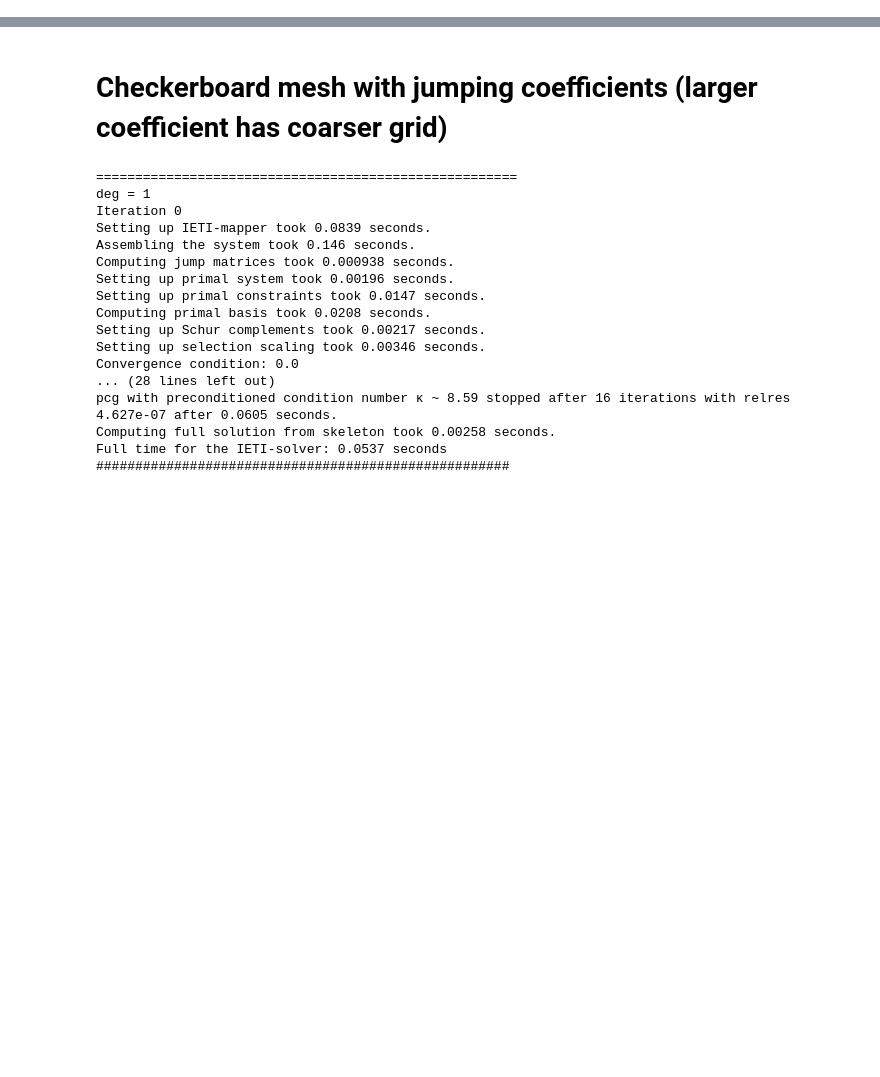
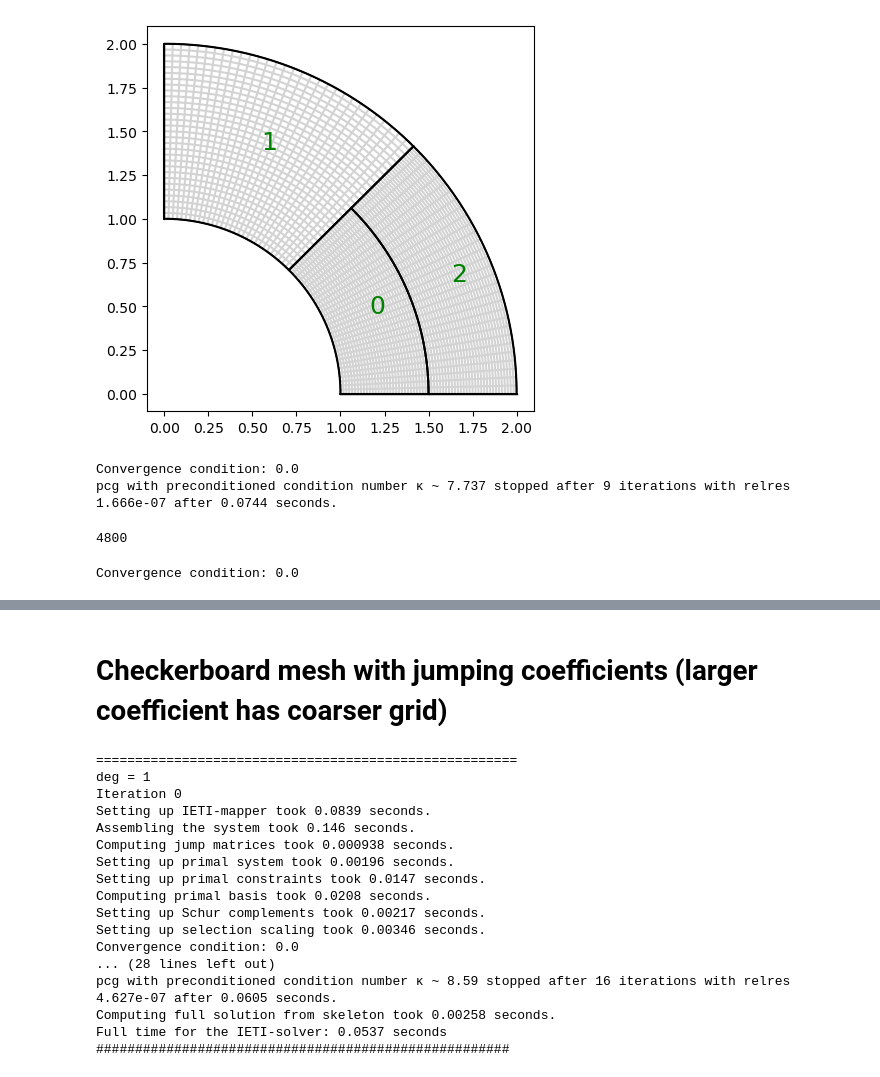
Before and after one commit to Stefan714/pyiga, a Jupyter notebook: notebooks/IETI.ipynb, the cells around one changed output, grey strips where cells are left out. Cells and saved outputs as stored; diff of their text form; code cells hidden in the pictures; blank space fills up the shorter version.

```diff
--- a/notebooks/IETI.ipynb
+++ b/notebooks/IETI.ipynb
@@ -597,0 +645,8 @@ def EdgePreconditionerOP(IMap, A, B, C):
+# %%
+deg, N = 10,30
+kvs = 2*(bspline.make_knots(deg,0,1,N),)
+M = topology.PatchMesh([(kvs,geometry.quarter_annulus())])
+M.h_refine({0:0});
+M.h_refine({0:1});
+
+MP = assemble.Multipatch(M, automatch=False)
@@ -597,0 +662,4 @@ def EdgePreconditionerOP(IMap, A, B, C):
+# %%
+M.plotmesh(knots=True, patch_idx=True)
+# %% [output]
+[figure, added]
@@ -597,0 +685,17 @@ def EdgePreconditionerOP(IMap, A, B, C):
+# %%
+SD.setupSelectionScaling()
+lam, it, min_eig, max_eig, r = solvers.pcg(F, b, x0=None, maxiter=2000, P=SD.prec(), output=True, rtol=1e-6, atol=1e-12)
+
+u = I.constructSolutionFromLagrangeMultipliers(lam)
+u = IMap.completeDirichlet(u)
+# %% [output]
+Convergence condition: 0.0
+pcg with preconditioned condition number κ ~ 7.737 stopped after 9 iterations with relres 1.666e-07 after 0.0744 seconds.
+# %%
+len(np.concatenate(u[:-1]))
+# %% [output]
+4800
+# %%
+u,_,_ = solveIETI(M, dir_data,f,a)
+# %% [output]
+Convergence condition: 0.0
```
Also changed, not shown: parts of 28 cells of this notebook, 3 other files.
